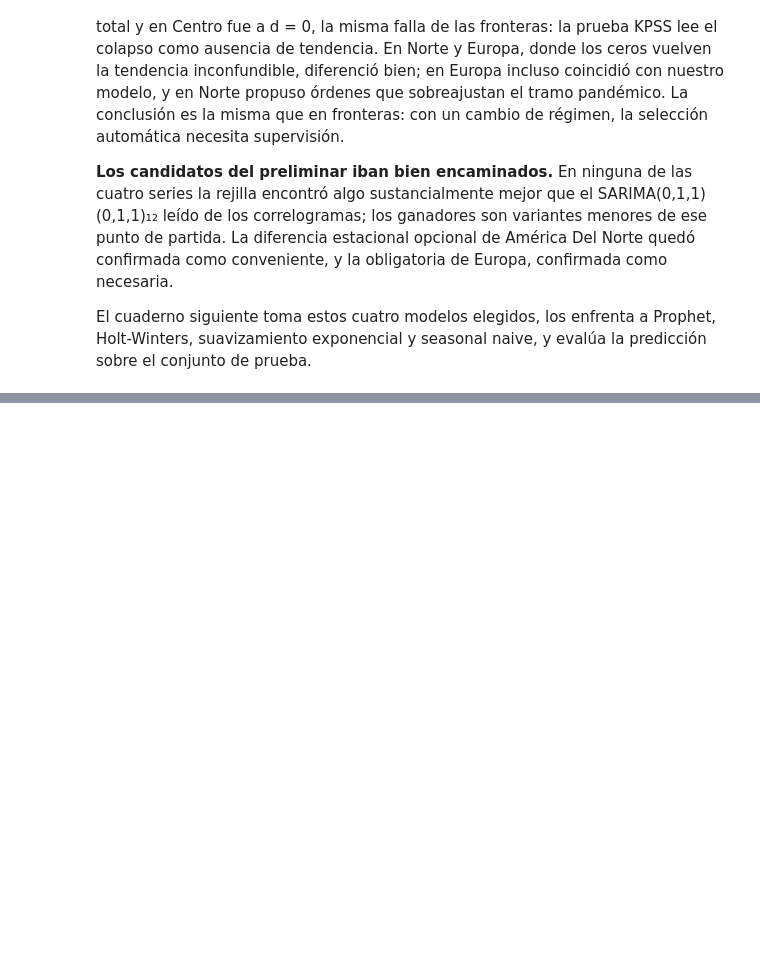
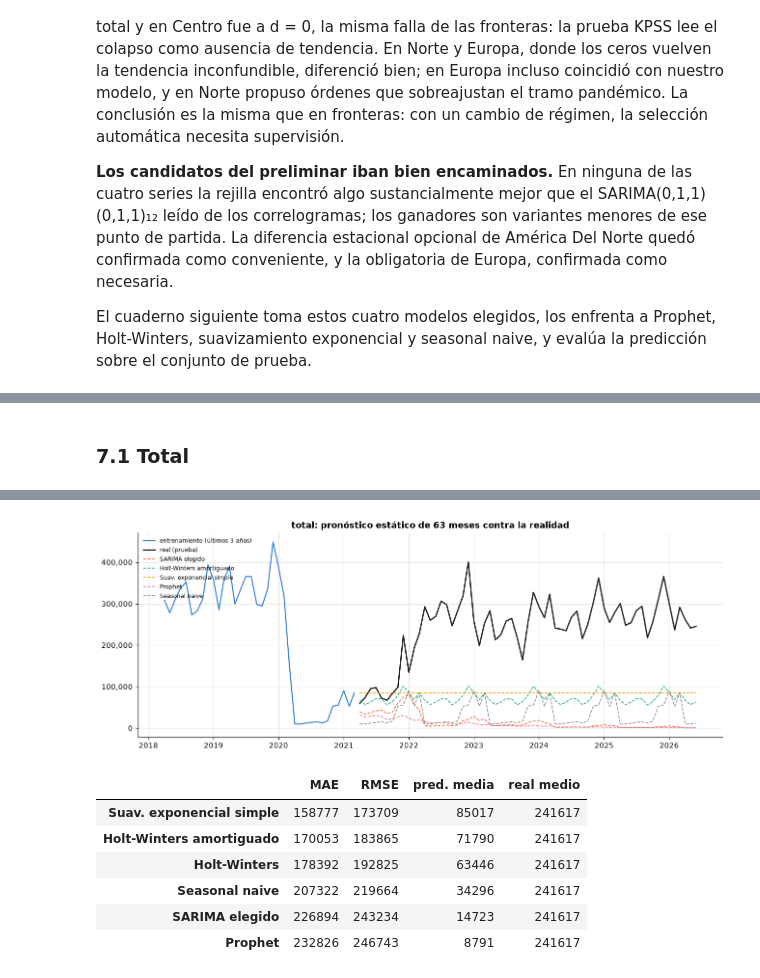
Before and after one commit to Fercho1118/Laboratorio-1-Series-de-Tiempo, a Jupyter notebook: notebooks/modelado-regiones.ipynb, the cells around one changed output, grey strips where cells are left out. Saved outputs shown, nothing was run; the diff lists cells and outputs as text; code cells hidden in the pictures; blank space fills up the shorter version.

Commit message:
Modelos alternativos y prediccion de total y regiones (4h-4k)

```diff
--- a/notebooks/modelado-regiones.ipynb
+++ b/notebooks/modelado-regiones.ipynb
@@ -483,0 +567,7 @@ suavizamiento exponencial y seasonal naive, y evalúa la predicción sobre el co
+# %% [markdown]
+### 7.1 Total
+# %%
+preds_total = pronosticos_alternativos("total", mejor_total)
+graficar_pronosticos("total", preds_total, "modelado-total-pronosticos")
+tabla_errores("total", preds_total)
+# %% [output]
@@ -483,0 +576,8 @@ suavizamiento exponencial y seasonal naive, y evalúa la predicción sobre el co
+[figure, added]
+|  | MAE | RMSE | pred. media | real medio |
+| Suav. exponencial simple | 158777 | 173709 | 85017 | 241617 |
+| Holt-Winters amortiguado | 170053 | 183865 | 71790 | 241617 |
+| Holt-Winters | 178392 | 192825 | 63446 | 241617 |
+| Seasonal naive | 207322 | 219664 | 34296 | 241617 |
+| SARIMA elegido | 226894 | 243234 | 14723 | 241617 |
+| Prophet | 232826 | 246743 | 8791 | 241617 |
```
Also changed, not shown: parts of 15 cells of this notebook.
